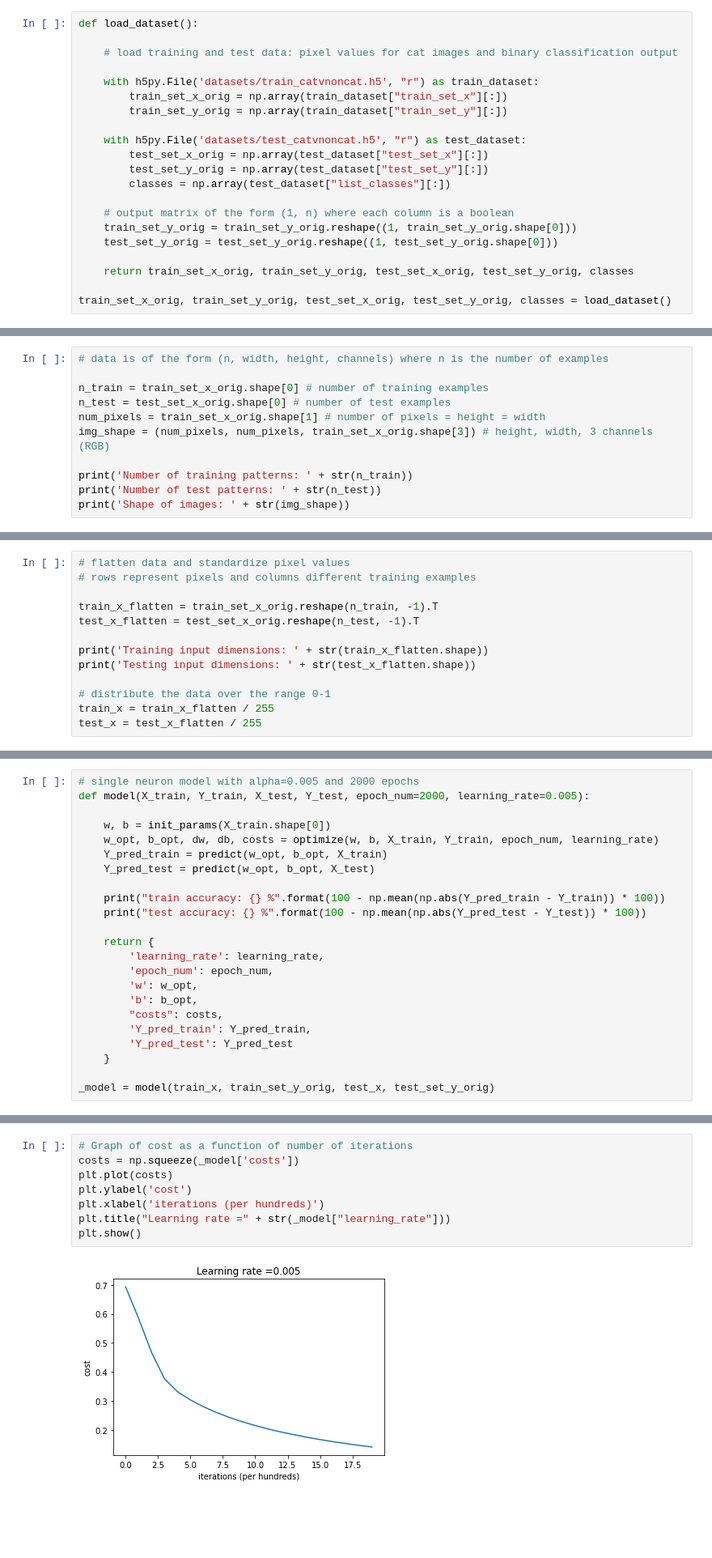
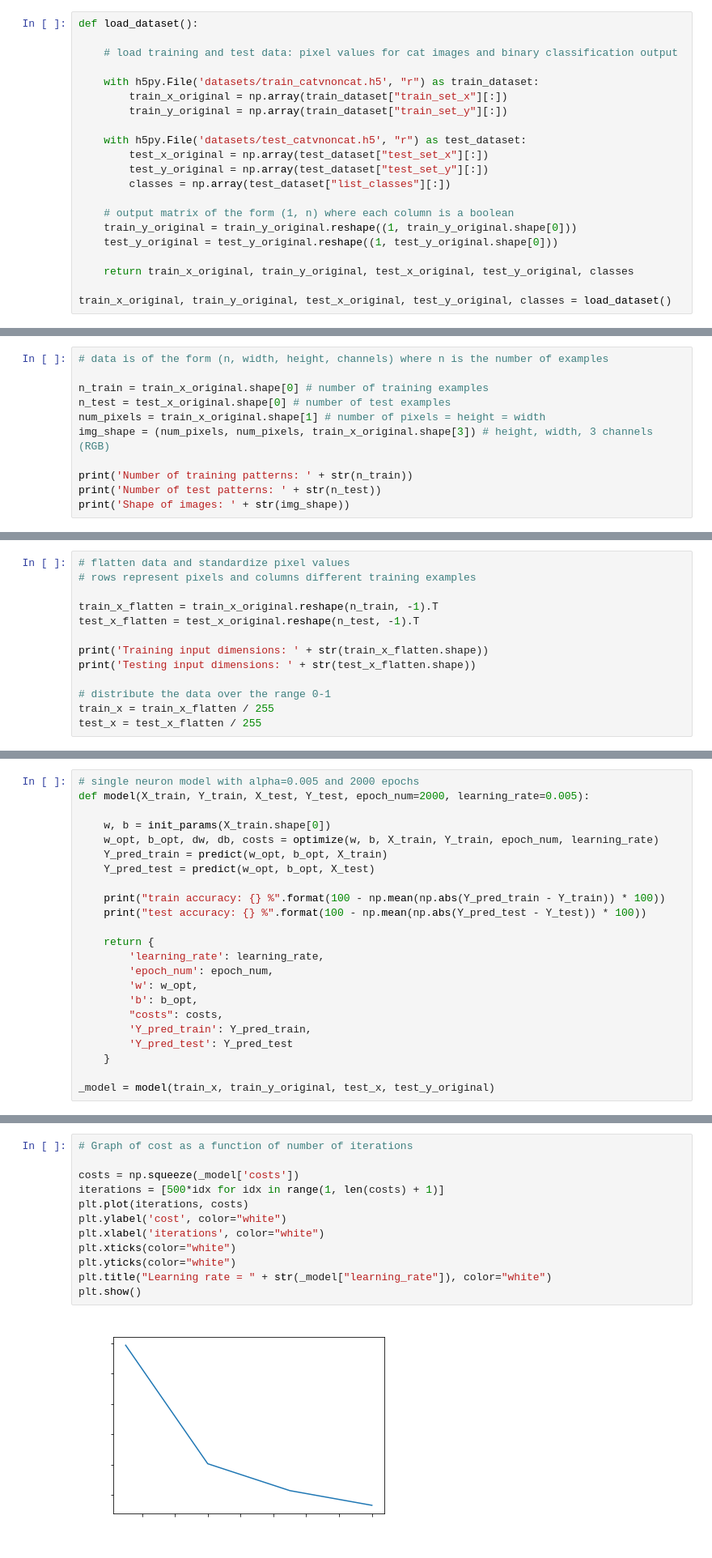
Before and after one commit to alfredgenadri/neural-nets, a Jupyter notebook: logistic-regression.ipynb, the cells around one changed output, grey strips where cells are left out. Shown at 81% size. Cells and saved outputs as stored; diff of their text form; blank space fills up the shorter version.

```diff
--- a/logistic-regression.ipynb
+++ b/logistic-regression.ipynb
@@ -11,20 +23,20 @@ def load_dataset():
     # load training and test data: pixel values for cat images and binary classification output
 
     with h5py.File('datasets/train_catvnoncat.h5', "r") as train_dataset:
-        train_set_x_orig = np.array(train_dataset["train_set_x"][:])
-        train_set_y_orig = np.array(train_dataset["train_set_y"][:])
+        train_x_original = np.array(train_dataset["train_set_x"][:])
+        train_y_original = np.array(train_dataset["train_set_y"][:])
 
     with h5py.File('datasets/test_catvnoncat.h5', "r") as test_dataset:
-        test_set_x_orig = np.array(test_dataset["test_set_x"][:])
-        test_set_y_orig = np.array(test_dataset["test_set_y"][:])
+        test_x_original = np.array(test_dataset["test_set_x"][:])
+        test_y_original = np.array(test_dataset["test_set_y"][:])
         classes = np.array(test_dataset["list_classes"][:])
 
     # output matrix of the form (1, n) where each column is a boolean
-    train_set_y_orig = train_set_y_orig.reshape((1, train_set_y_orig.shape[0]))
-    test_set_y_orig = test_set_y_orig.reshape((1, test_set_y_orig.shape[0]))
+    train_y_original = train_y_original.reshape((1, train_y_original.shape[0]))
+    test_y_original = test_y_original.reshape((1, test_y_original.shape[0]))
 
-    return train_set_x_orig, train_set_y_orig, test_set_x_orig, test_set_y_orig, classes
+    return train_x_original, train_y_original, test_x_original, test_y_original, classes
 
-train_set_x_orig, train_set_y_orig, test_set_x_orig, test_set_y_orig, classes = load_dataset()
+train_x_original, train_y_original, test_x_original, test_y_original, classes = load_dataset()
 # %%
 # random showcase of training data
@@ -37,10 +49,10 @@ y = [1], it's a 'cat' picture.
 # %%
 # data is of the form (n, width, height, channels) where n is the number of examples
 
-n_train = train_set_x_orig.shape[0] # number of training examples
-n_test = test_set_x_orig.shape[0] # number of test examples
-num_pixels = train_set_x_orig.shape[1] # number of pixels = height = width
-img_shape = (num_pixels, num_pixels, train_set_x_orig.shape[3]) # height, width, 3 channels (RGB)
+n_train = train_x_original.shape[0] # number of training examples
+n_test = test_x_original.shape[0] # number of test examples
+num_pixels = train_x_original.shape[1] # number of pixels = height = width
+img_shape = (num_pixels, num_pixels, train_x_original.shape[3]) # height, width, 3 channels (RGB)
 
 print('Number of training patterns: ' + str(n_train))
 print('Number of test patterns: ' + str(n_test))
@@ -53,8 +65,8 @@ Shape of images: (64, 64, 3)
 # flatten data and standardize pixel values
 # rows represent pixels and columns different training examples
 
-train_x_flatten = train_set_x_orig.reshape(n_train, -1).T
-test_x_flatten = test_set_x_orig.reshape(n_test, -1).T
+train_x_flatten = train_x_original.reshape(n_train, -1).T
+test_x_flatten = test_x_original.reshape(n_test, -1).T
 
 print('Training input dimensions: ' + str(train_x_flatten.shape))
 print('Testing input dimensions: ' + str(test_x_flatten.shape))
@@ -145,7 +157,7 @@ def model(X_train, Y_train, X_test, Y_test, epoch_num=2000, learning_rate=0.005)
         'Y_pred_test': Y_pred_test
     }
 
-_model = model(train_x, train_set_y_orig, test_x, test_set_y_orig)
+_model = model(train_x, train_y_original, test_x, test_y_original)
 # %% [output]
 Epoch 0, Cost 0.6931471805599453
 Epoch 500, Cost 0.30327306747438293
@@ -164,10 +176,14 @@ y = 1, you predicted that it is a "cat" picture.
 # %%
 # Graph of cost as a function of number of iterations
+
 costs = np.squeeze(_model['costs'])
-plt.plot(costs)
-plt.ylabel('cost')
-plt.xlabel('iterations (per hundreds)')
-plt.title("Learning rate =" + str(_model["learning_rate"]))
+iterations = [500*idx for idx in range(1, len(costs) + 1)]
+plt.plot(iterations, costs)
+plt.ylabel('cost', color="white")
+plt.xlabel('iterations', color="white")
+plt.xticks(color="white")
+plt.yticks(color="white")
+plt.title("Learning rate = " + str(_model["learning_rate"]), color="white")
 plt.show()
 # %% [output]
-[figure, old version]
+[figure, new version]
```
Also changed, not shown: parts of 4 cells of this notebook.
